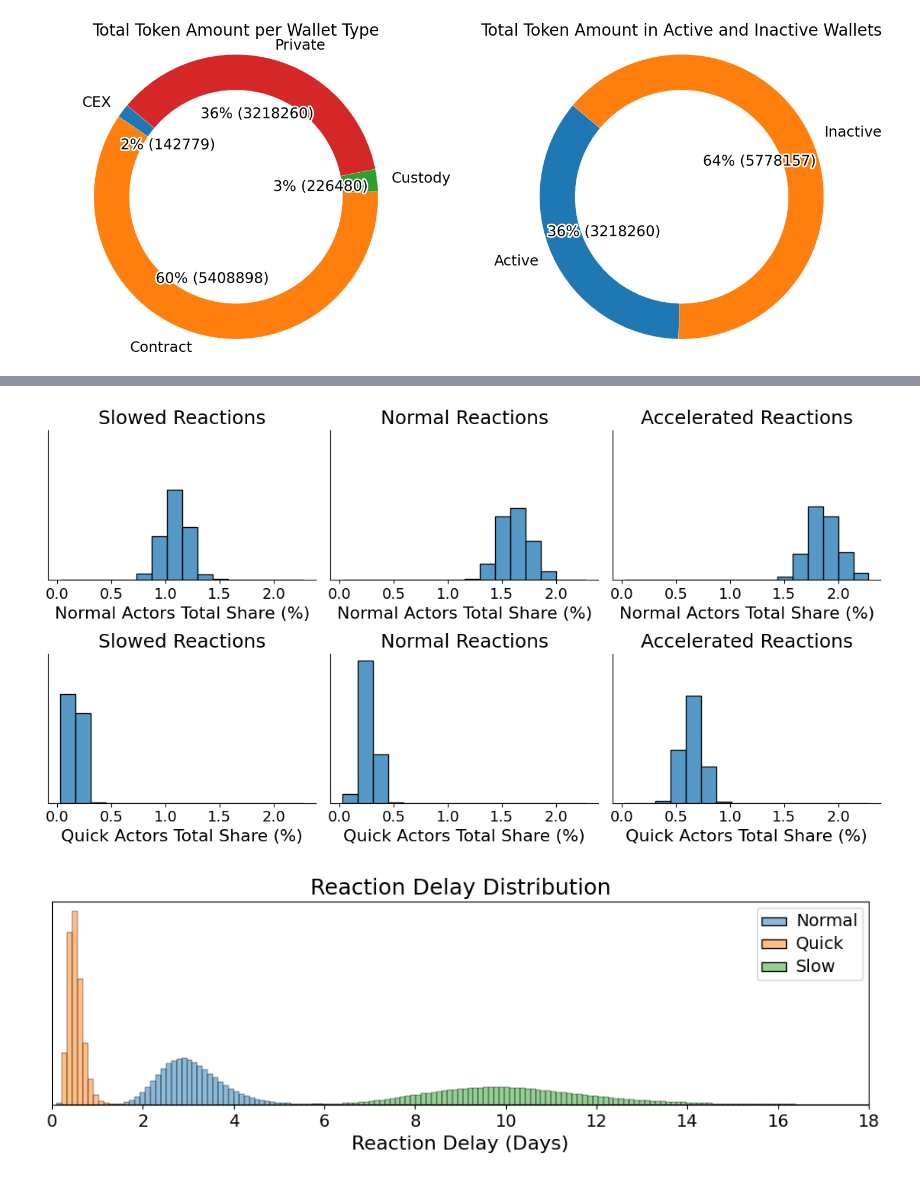
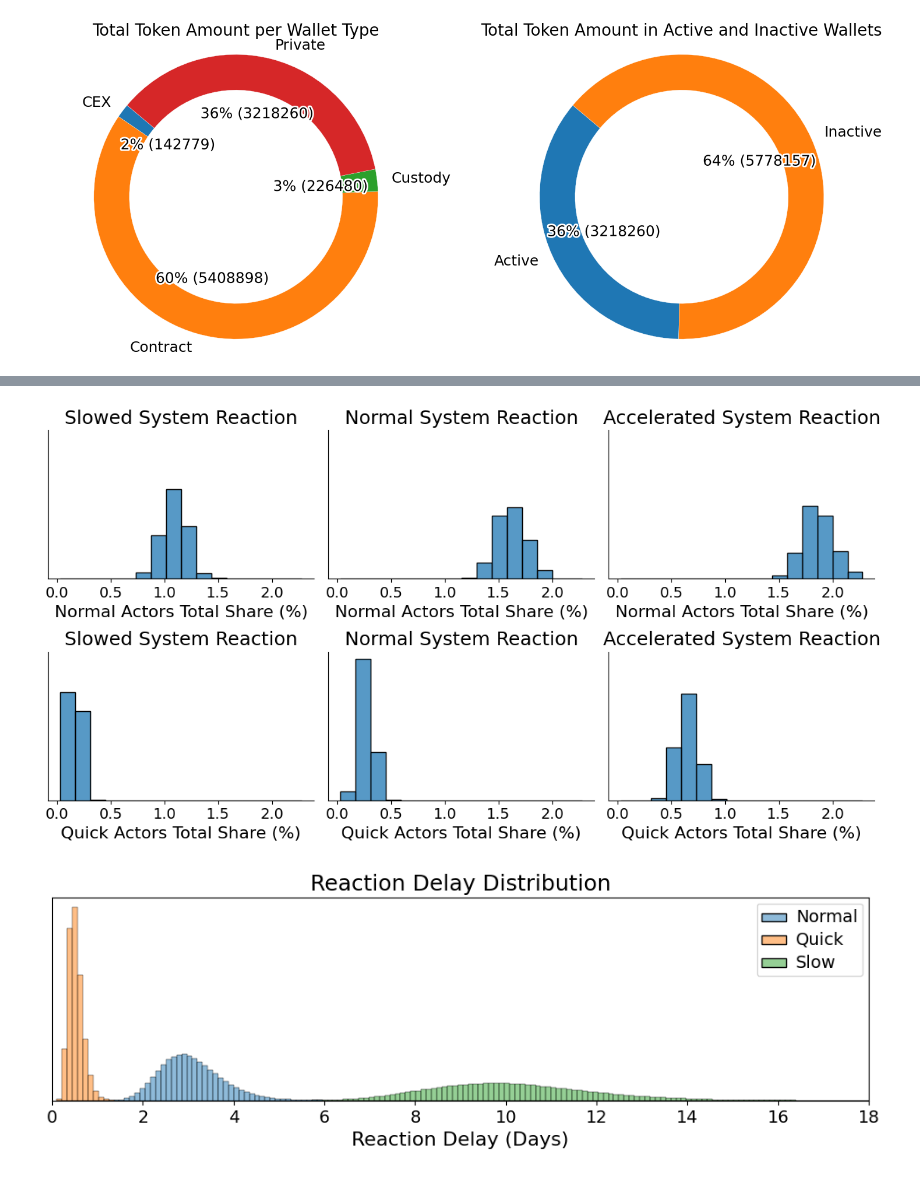
Before and after one commit to collectif-dao/dg-research, a Jupyter notebook: wallet_distributions.ipynb, the cells around one changed output, grey strips where cells are left out. Cells and saved outputs as stored; diff of their text form; code cells hidden in the pictures.

```diff
--- a/wallet_distributions.ipynb
+++ b/wallet_distributions.ipynb
@@ -330,35 +330,35 @@ for i in range(1000):
 
 
 df = pd.DataFrame(data)
 
 facet_height = 3
 facet_aspect = 1.25
 
 plot = sns.displot(df, x='total_token_share', col='modeled_reactions', row='reaction_time', kind='hist', stat='density', col_order=['Slowed', 'Normal', 'Accelerated'], height=facet_height, aspect=facet_aspect)
 
 title_fontsize = 18
 label_fontsize = 16
 tick_fontsize = 14
 for i, ax in enumerate(plot.axes.flat):
     reaction_time = df['reaction_time'].unique()[i // 3]
 
     if reaction_time == 'Normal':
         ax.set_xlabel('Normal Actors Total Share (%)', visible=True, fontsize=label_fontsize)
         ax.xaxis.set_tick_params(labelbottom=True, labelsize=tick_fontsize)
     elif reaction_time == 'Quick':
         ax.set_xlabel('Quick Actors Total Share (%)', visible=True, fontsize=label_fontsize)
         ax.xaxis.set_tick_params(labelbottom=True, labelsize=tick_fontsize)
 
-    ax.set_title(f"{ax.get_title().split('=')[2].strip()} Reactions", fontsize=title_fontsize)
+    ax.set_title(f"{ax.get_title().split('=')[2].strip()} System Reaction", fontsize=title_fontsize)
 
     ax.yaxis.set_ticks([])
     ax.set_yticklabels([])
     ax.set_ylabel('')
 
 plot.tight_layout()
 plt.savefig('images/quick_and_normal_total_share_reactions_histogram.svg', transparent=True)
 # %% [output]
-[figure, old version]
+[figure, new version]
 # %%
 rdg = ReactionDelayGenerator()
 n_samples = 1000000
```
Also changed, not shown: parts of 2 cells of this notebook, 11 other files.
